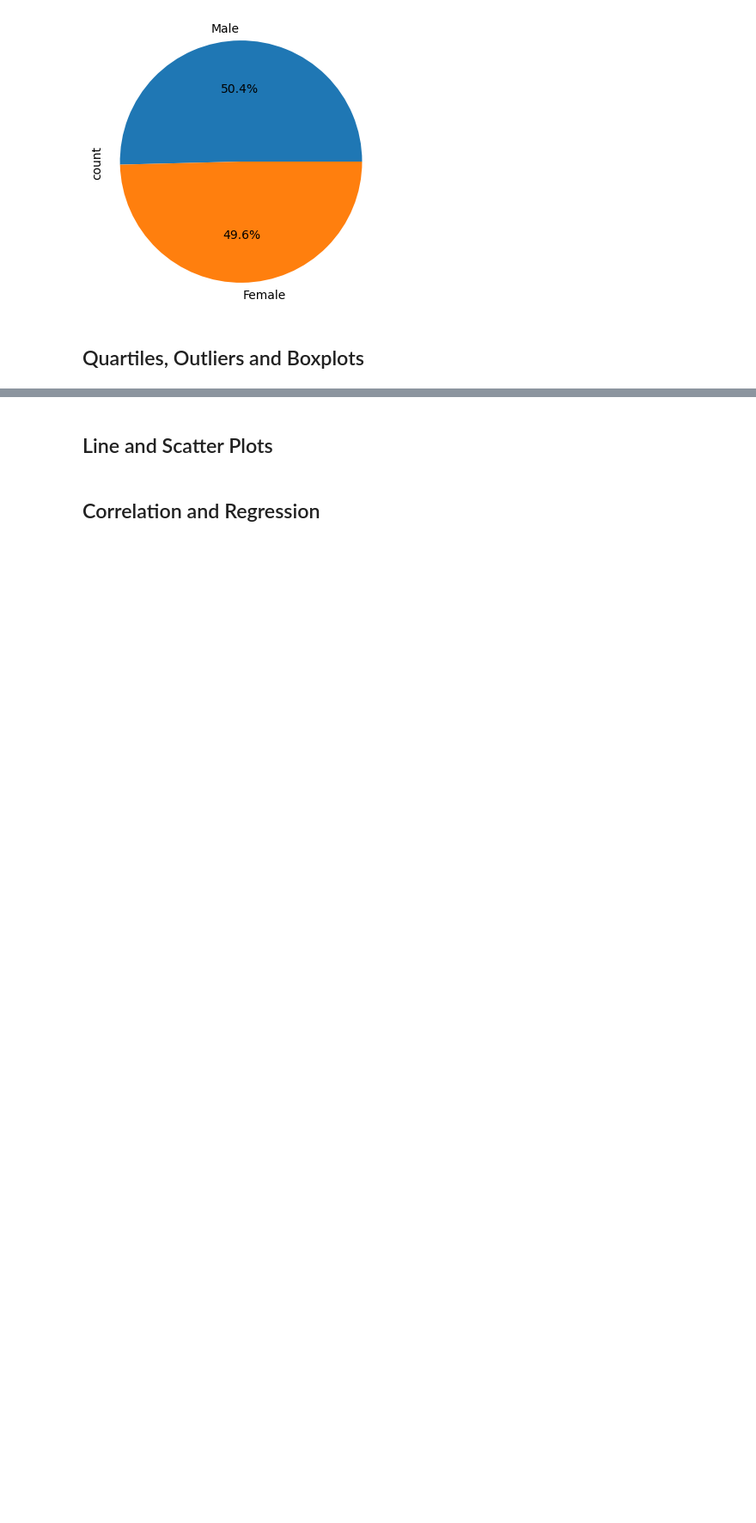
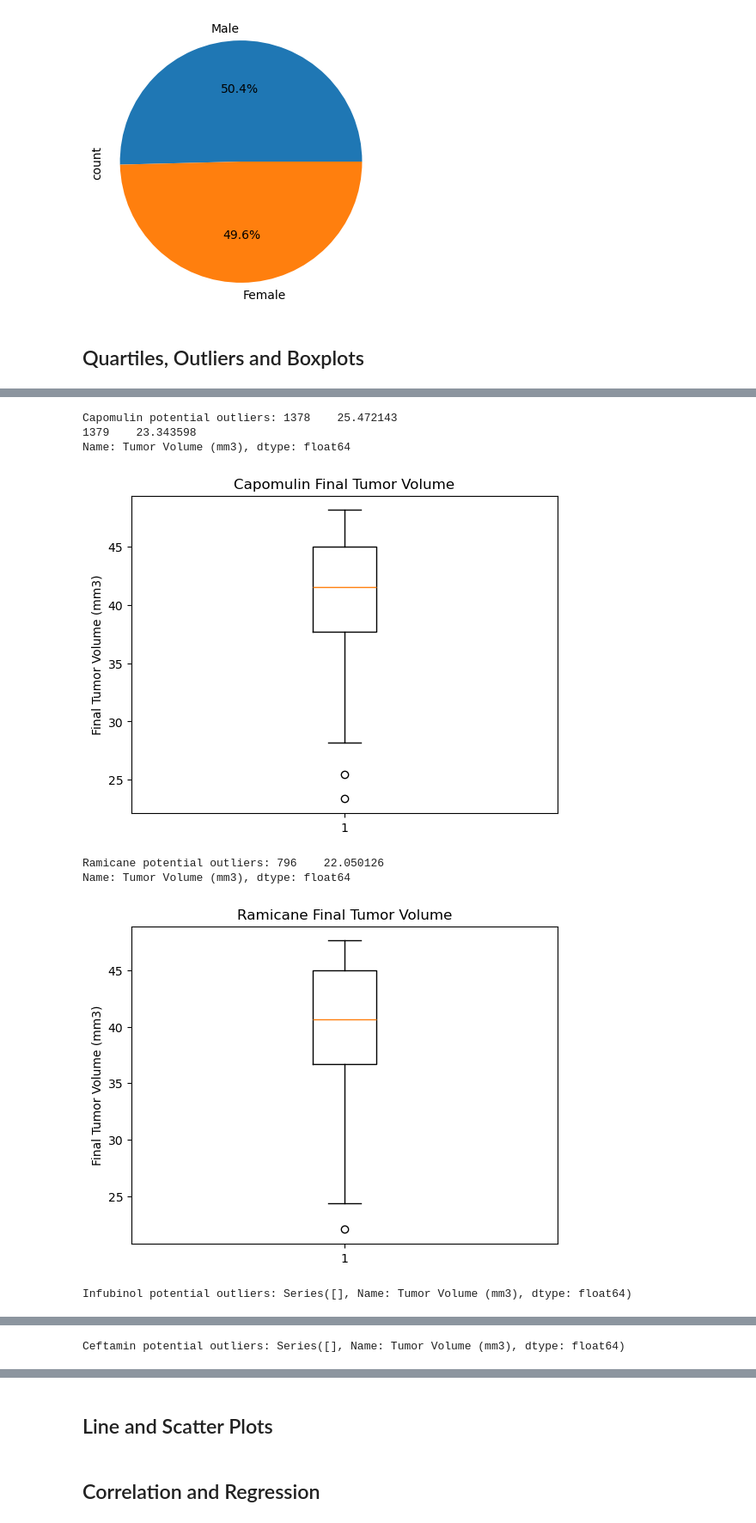
Before and after one commit to Wisdom-Mbaluka/pyplot-challenge, a Jupyter notebook: Pymaceuticals/pymaceuticals_starter.ipynb, the cells around one changed output, grey strips where cells are left out. Shown at 86% size. Drawn from its saved outputs; the diff is of its cells as text; code cells hidden in the pictures; blank space fills up the shorter version.

```diff
--- a/Pymaceuticals/pymaceuticals_starter.ipynb
+++ b/Pymaceuticals/pymaceuticals_starter.ipynb
@@ -196,8 +196,7 @@ plt.show()
 final_volume = clean_study.groupby(["Mouse ID", "Drug Regimen"])["Timepoint"].max()
 final_volume_df = pd.DataFrame(final_volume).reset_index()
 final_volume_df = final_volume_df.rename(columns={"Timepoint": "Final Timepoint"})
-final_volume_df = final_volume_df.merge(clean_study, on=["Mouse ID", "Drug Regimen", "Final Timepoint"], how="left")
-final_volume_df = final_volume_df[["Mouse ID", "Drug Regimen", "Tumor Volume (mm3)"]]
+final_volume_df = final_volume_df.merge(clean_study, on=["Mouse ID", "Drug Regimen"], how="left")
 final_volume_df
 # Capomulin, Ramicane, Infubinol, and Ceftamin
 
@@ -226,0 +221,55 @@ KeyError: 'Final Timepoint'
+# %%
+# Put treatments into a list for for loop (and later for plot labels)
+for treatment in ["Capomulin", "Ramicane", "Infubinol", "Ceftamin"]:
+    # Create empty list to fill with tumor vol data (for plotting)
+    tumor_vol_data = []
+
+    # Locate the rows which contain mice on each drug and get the tumor volumes
+    tumor_volumes = final_volume_df.loc[final_volume_df["Drug Regimen"] == treatment, "Tumor Volume (mm3)"]
+    tumor_vol_data.append(tumor_volumes)
+
+    # Calculate the IQR and quantitatively determine if there are any potential outliers.
+    quartiles = tumor_volumes.quantile([0.25, 0.5, 0.75])
+    lowerq = quartiles[0.25]
+    upperq = quartiles[0.75]
+    iqr = upperq - lowerq
+    lower_bound = lowerq - (1.5 * iqr)
+    upper_bound = upperq + (1.5 * iqr)
+    outliers = tumor_volumes.loc[(tumor_volumes < lower_bound) | (tumor_volumes > upper_bound)]
+    print(f"{treatment} potential outliers: {outliers}")
+
+    # add subset
+    tumor_vol_data.append(tumor_volumes)
+
+    # Determine outliers using upper and lower bounds
+    tumor_vol_data.append(outliers)
+
+    # Generate a box plot of the final tumor volume of each mouse across four regimens of interest
+    fig1, ax1 = plt.subplots()
+    ax1.set_title(f"{treatment} Final Tumor Volume")
+    ax1.set_ylabel("Final Tumor Volume (mm3)")
+    ax1.boxplot(tumor_vol_data[1])
+    plt.show()
+
+# Create empty list to fill with tumor vol data (for plotting)
+
+
+# Calculate the IQR and quantitatively determine if there are any potential outliers.
+
+
+    # Locate the rows which contain mice on each drug and get the tumor volumes
+
+
+    # add subset
+
+
+    # Determine outliers using upper and lower bounds
+# %% [output]
+Capomulin potential outliers: 1378    25.472143
+1379    23.343598
+Name: Tumor Volume (mm3), dtype: float64
+[figure, added]
+Ramicane potential outliers: 796    22.050126
+Name: Tumor Volume (mm3), dtype: float64
+[figure, added]
+Infubinol potential outliers: Series([], Name: Tumor Volume (mm3), dtype: float64)
@@ -226,0 +277 @@ KeyError: 'Final Timepoint'
+Ceftamin potential outliers: Series([], Name: Tumor Volume (mm3), dtype: float64)
```
Also changed, not shown: parts of 3 cells of this notebook.
